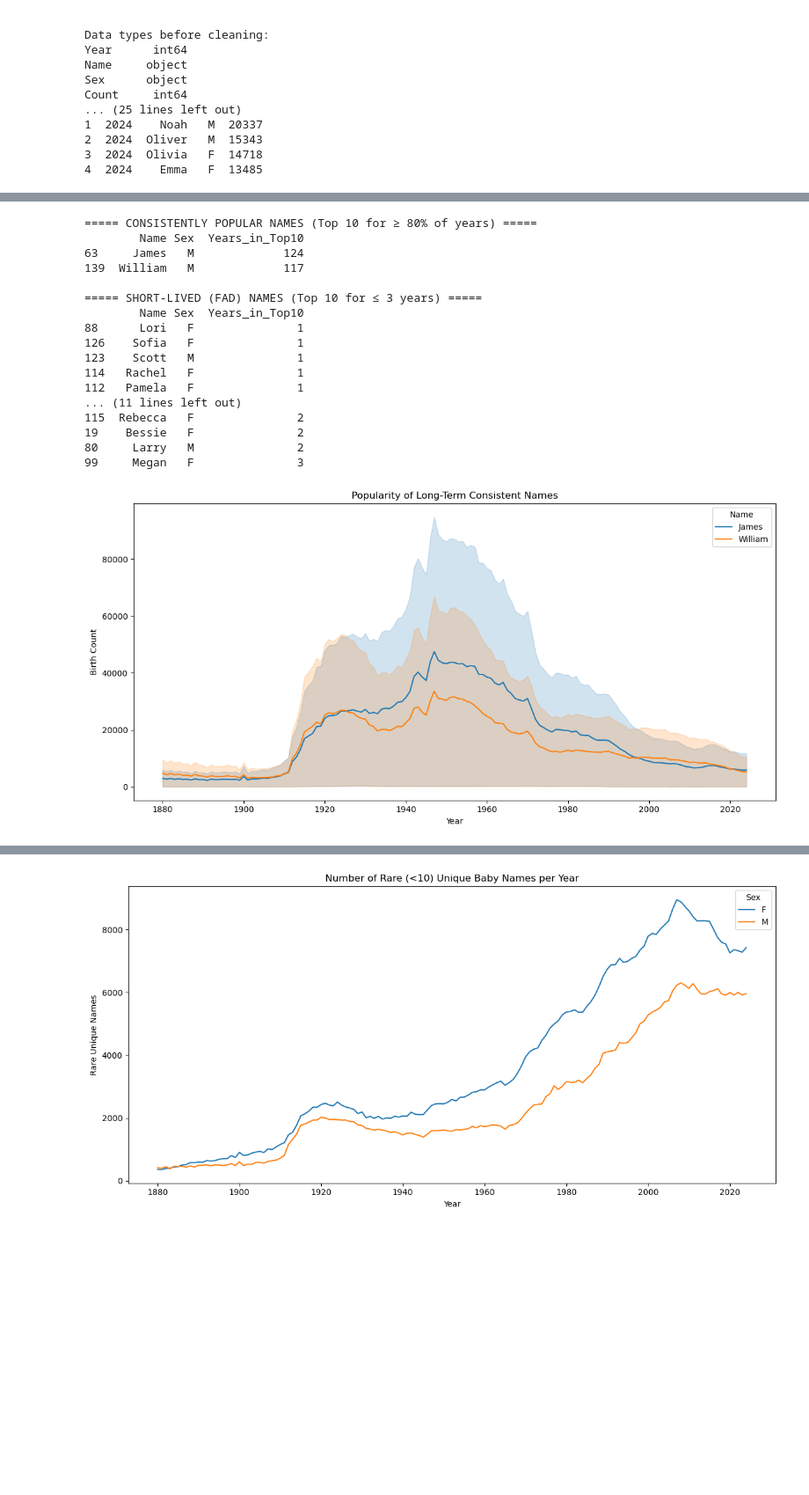
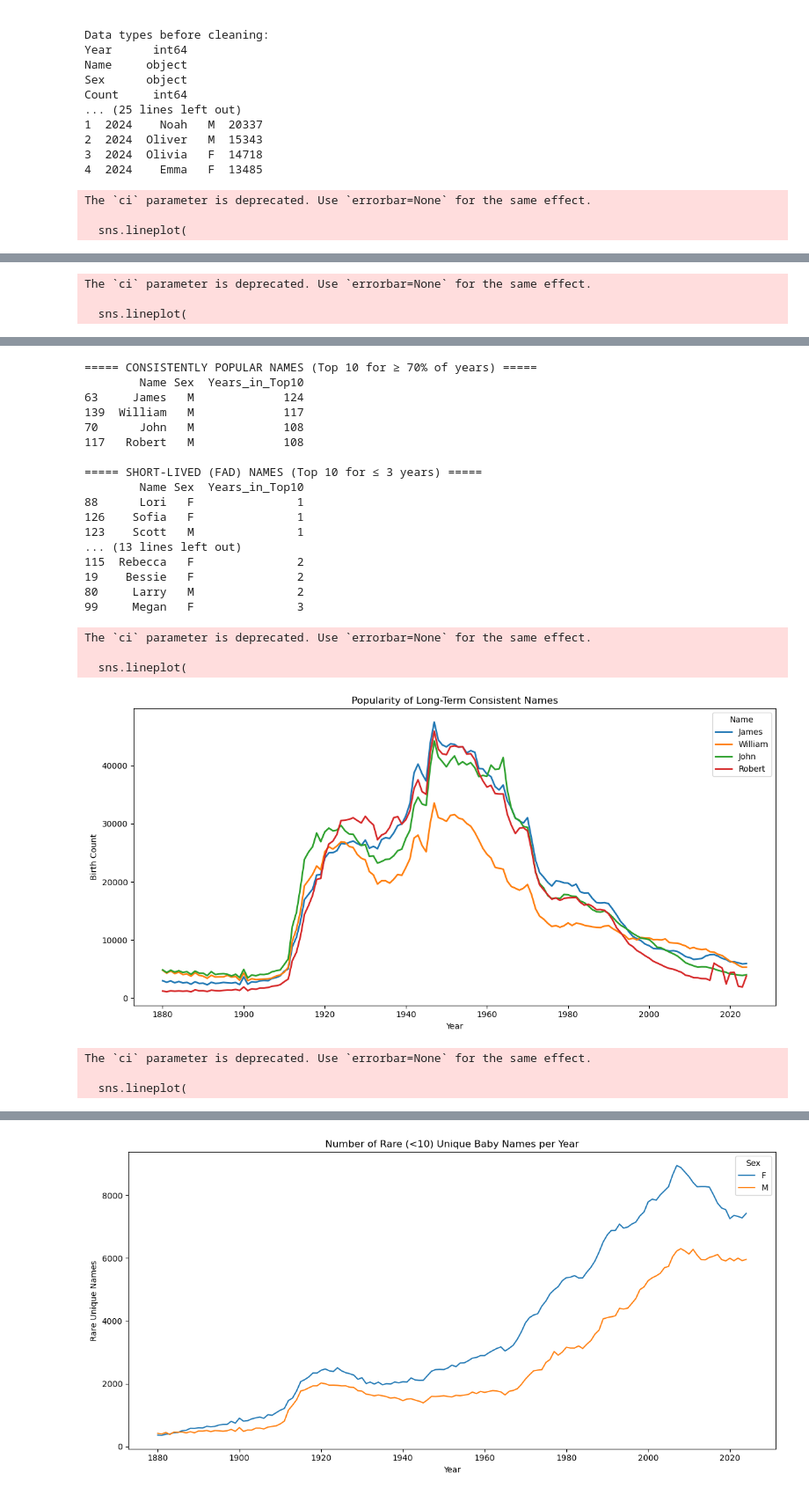
Before and after one commit to priyanka-gupta-929/cs_216_project, a Jupyter notebook: Research_Questions.ipynb, the cells around one changed output, grey strips where cells are left out. Shown at 88% size. Drawn from its saved outputs; the diff is of its cells as text; code cells hidden in the pictures; blank space fills up the shorter version.

```diff
--- a/Research_Questions.ipynb
+++ b/Research_Questions.ipynb
@@ -70,7 +70,10 @@ df = df.copy()  # if df is already loaded
 diversity = df.groupby(['Year', 'Sex'])['Name'].nunique().reset_index(name='Unique_Names')
 
 plt.figure(figsize=(12,6))
-sns.lineplot(data=diversity, x='Year', y='Unique_Names', hue='Sex')
+sns.lineplot(
+    data=diversity, x='Year', y='Unique_Names', hue='Sex',
+    linewidth=2, ci=None   # <-- NO SHADOW
+)
 plt.title("Raw Diversity: Unique Baby Names per Year (1880–2020)")
 plt.xlabel("Year")
 plt.ylabel("Unique Names")
@@ -88,7 +91,10 @@ diversity_full['Unique_per_1000'] = (
 )
 
 plt.figure(figsize=(12,6))
-sns.lineplot(data=diversity_full, x='Year', y='Unique_per_1000', hue='Sex')
+sns.lineplot(
+    data=diversity_full, x='Year', y='Unique_per_1000', hue='Sex',
+    linewidth=2, ci=None   # <-- NO SHADOW
+)
 plt.title("Population-Adjusted Diversity: Unique Names per 1,000 Births")
 plt.xlabel("Year")
 plt.ylabel("Unique Names per 1,000 Births")
@@ -97,17 +103,17 @@ plt.show()
 
 
 # ----------------------------------------------------
-# 3. CONSISTENTLY POPULAR NAMES (Top 10 for ≥ 80% of years)
+# 3. CONSISTENTLY POPULAR NAMES (Top 10 for ≥ 70% of years)
 # ----------------------------------------------------
 top10 = df.groupby(['Year', 'Sex']).apply(lambda x: x.nlargest(10, 'Count')).reset_index(drop=True)
 freq = top10.groupby(['Name', 'Sex'])['Year'].count().reset_index(name='Years_in_Top10')
 
 total_years = df['Year'].nunique()
-consistent = freq[freq['Years_in_Top10'] >= 0.8 * total_years].sort_values(
+consistent = freq[freq['Years_in_Top10'] >= 0.7 * total_years].sort_values(
     ['Sex', 'Years_in_Top10'], ascending=False
 )
 
-print("\n===== CONSISTENTLY POPULAR NAMES (Top 10 for ≥ 80% of years) =====")
+print("\n===== CONSISTENTLY POPULAR NAMES (Top 10 for ≥ 70% of years) =====")
 print(consistent)
 
 # ----------------------------------------------------
@@ -119,51 +125,69 @@ print("\n===== SHORT-LIVED (FAD) NAMES (Top 10 for ≤ 3 years) =====")
 print(fad.head(20))
 
 # ----------------------------------------------------
-# 5. Plot consistently popular vs fad names
+# 5. Plot consistently popular vs fad names (ONLY LINES)
 # ----------------------------------------------------
+
 # Top 5 consistent names
 names_consistent = consistent['Name'].unique()[:5]
 
 plt.figure(figsize=(12,6))
 sns.lineplot(
     data=df[df['Name'].isin(names_consistent)],
-    x='Year', y='Count', hue='Name'
+    x='Year', y='Count', hue='Name',
+    linewidth=2, ci=None   # <-- ONLY LINES
 )
 plt.title("Popularity of Long-Term Consistent Names")
+plt.xlabel("Year")
 plt.ylabel("Birth Count")
 plt.tight_layout()
 plt.show()
+
 
 # Top 5 fad names
 names_fad = fad['Name'].unique()[:5]
 
 plt.figure(figsize=(12,6))
 sns.lineplot(
     data=df[df['Name'].isin(names_fad)],
-    x='Year', y='Count', hue='Name'
+    x='Year', y='Count', hue='Name',
+    linewidth=2, ci=None   # <-- ONLY LINES
 )
 plt.title("Popularity of Short-Lived (Fad) Names")
+plt.xlabel("Year")
 plt.ylabel("Birth Count")
 plt.tight_layout()
 plt.show()
 # %% [output]
+The `ci` parameter is deprecated. Use `errorbar=None` for the same effect.
+
+  sns.lineplot(
 [figure]
+The `ci` parameter is deprecated. Use `errorbar=None` for the same effect.
+
+  sns.lineplot(
 [figure]
-===== CONSISTENTLY POPULAR NAMES (Top 10 for ≥ 80% of years) =====
-        Name Sex  Years_in_Top10
-63     James   M             124
-139  William   M             117
-
-===== SHORT-LIVED (FAD) NAMES (Top 10 for ≤ 3 years) =====
-        Name Sex  Years_in_Top10
-88      Lori   F               1
-126    Sofia   F               1
-123    Scott   M               1
-114   Rachel   F               1
-112   Pamela   F               1
-... (11 lines left out)
-115  Rebecca   F               2
-19    Bessie   F               2
-80     Larry   M               2
-99     Megan   F               3
+===== CONSISTENTLY POPULAR NAMES (Top 10 for ≥ 70% of years) =====
+        Name Sex  Years_in_Top10
+63     James   M             124
+139  William   M             117
+70      John   M             108
+117   Robert   M             108
+
+===== SHORT-LIVED (FAD) NAMES (Top 10 for ≤ 3 years) =====
+        Name Sex  Years_in_Top10
+88      Lori   F               1
+126    Sofia   F               1
+123    Scott   M               1
+... (13 lines left out)
+115  Rebecca   F               2
+19    Bessie   F               2
+80     Larry   M               2
+99     Megan   F               3
+The `ci` parameter is deprecated. Use `errorbar=None` for the same effect.
+
+  sns.lineplot(
-[figure, old version]
+[figure, new version]
+The `ci` parameter is deprecated. Use `errorbar=None` for the same effect.
+
+  sns.lineplot(
```
Also changed, not shown: parts of 1 cell of this notebook.
